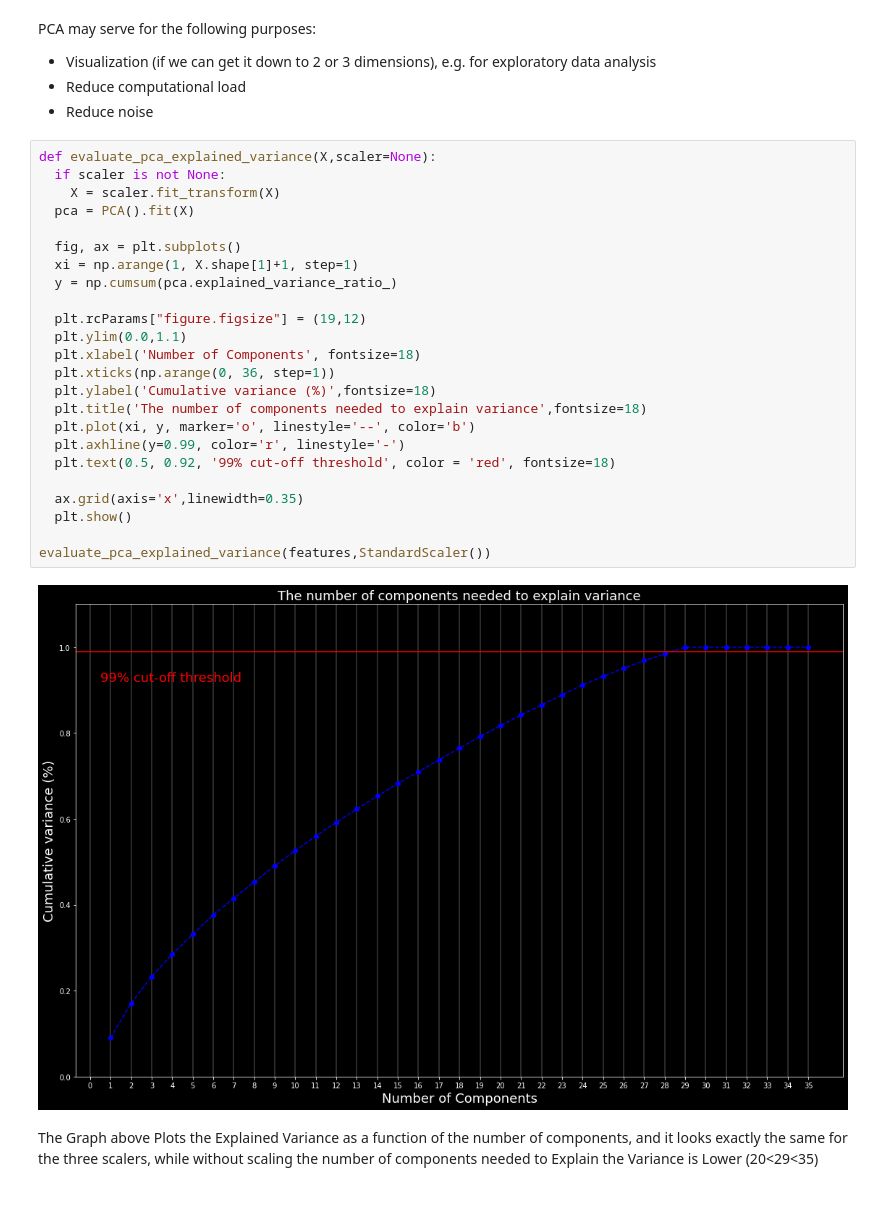
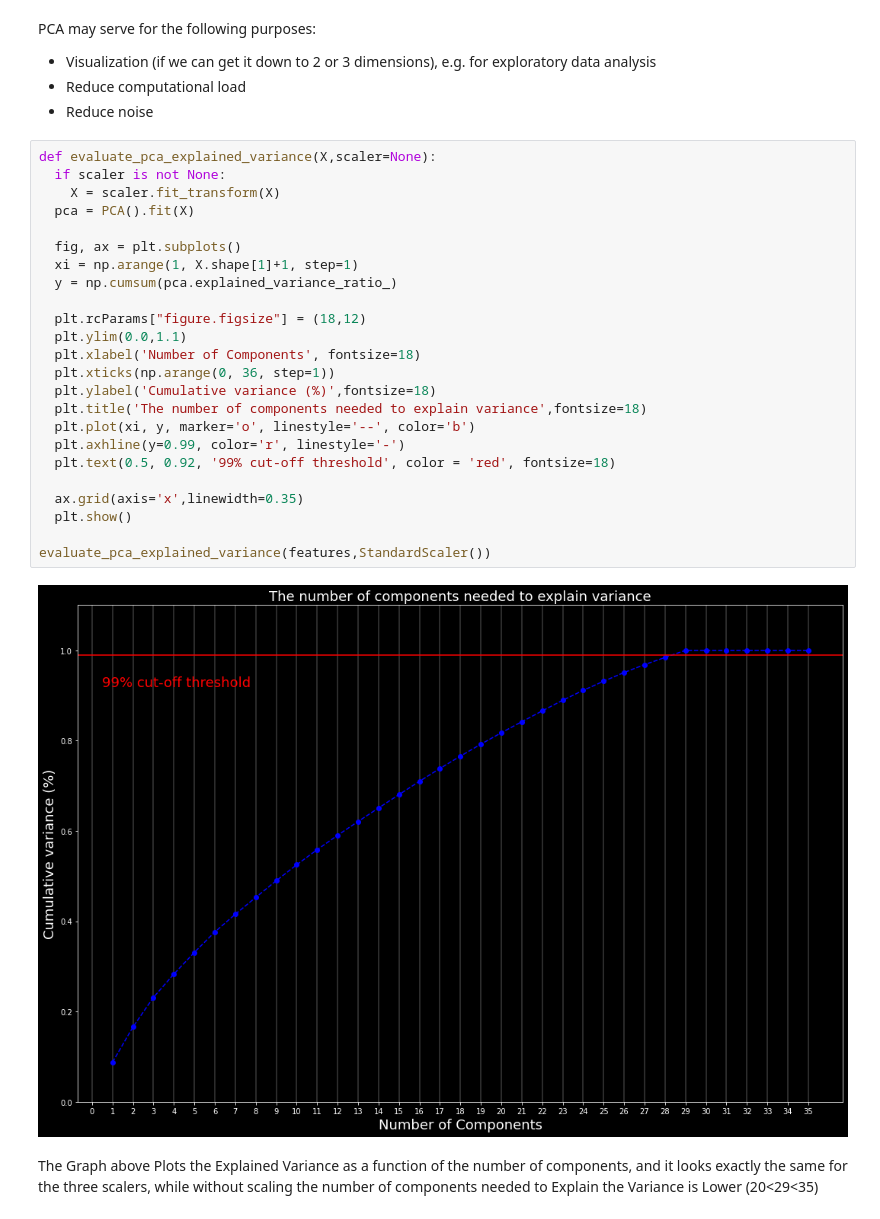
Before and after one commit to pietromarini00/30412-Classification-with-LogisticRegression, a Jupyter notebook: Pipeline.ipynb, the cells around one changed output. Cells and saved outputs as stored; diff of their text form.

```diff
--- a/Pipeline.ipynb
+++ b/Pipeline.ipynb
@@ -135,29 +135,29 @@ PCA may serve for the following purposes:
 # %%
 def evaluate_pca_explained_variance(X,scaler=None):
   if scaler is not None:
     X = scaler.fit_transform(X)
   pca = PCA().fit(X)
 
   fig, ax = plt.subplots()
   xi = np.arange(1, X.shape[1]+1, step=1)
   y = np.cumsum(pca.explained_variance_ratio_)
 
-  plt.rcParams["figure.figsize"] = (19,12)
+  plt.rcParams["figure.figsize"] = (18,12)
   plt.ylim(0.0,1.1)
   plt.xlabel('Number of Components', fontsize=18)
   plt.xticks(np.arange(0, 36, step=1))
   plt.ylabel('Cumulative variance (%)',fontsize=18)
   plt.title('The number of components needed to explain variance',fontsize=18)
   plt.plot(xi, y, marker='o', linestyle='--', color='b')
   plt.axhline(y=0.99, color='r', linestyle='-')
   plt.text(0.5, 0.92, '99% cut-off threshold', color = 'red', fontsize=18)
 
   ax.grid(axis='x',linewidth=0.35)
   plt.show()
 
 evaluate_pca_explained_variance(features,StandardScaler())
 # %% [output]
-[figure, old version]
+[figure, new version]
 # %% [markdown]
 The Graph above Plots the Explained Variance as a function of the number of components, and it looks exactly the same for the three scalers, while without scaling the number of components needed to Explain the Variance is Lower (20<29<35)
 # %% [markdown]
```
Also changed, not shown: parts of 25 cells of this notebook.
